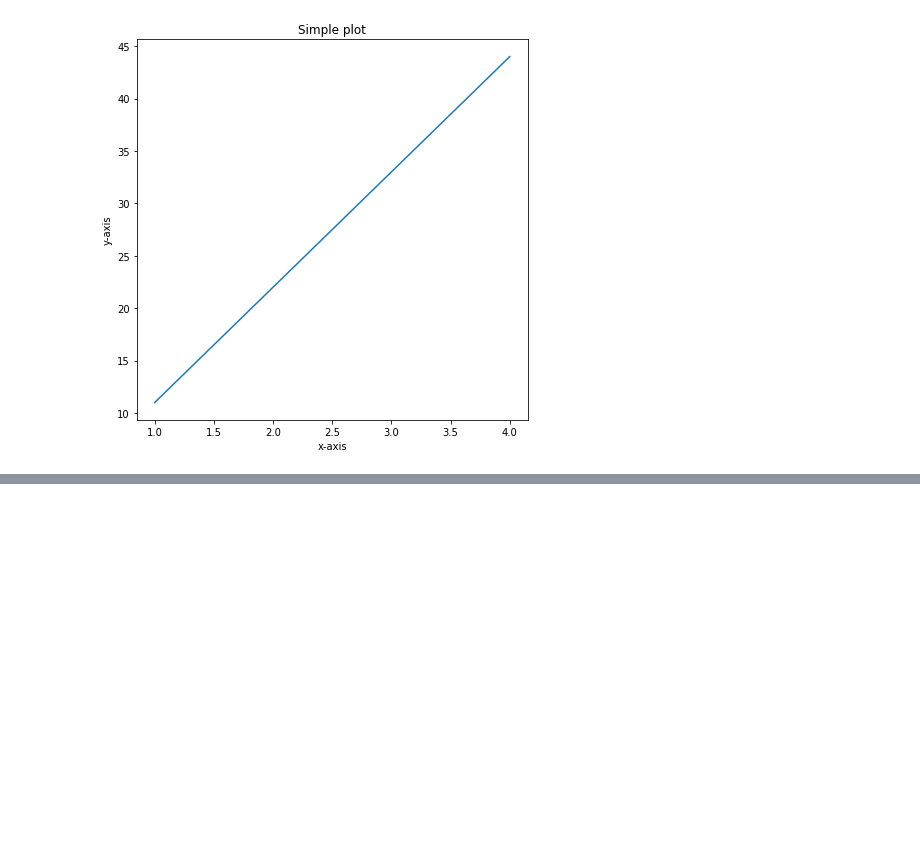
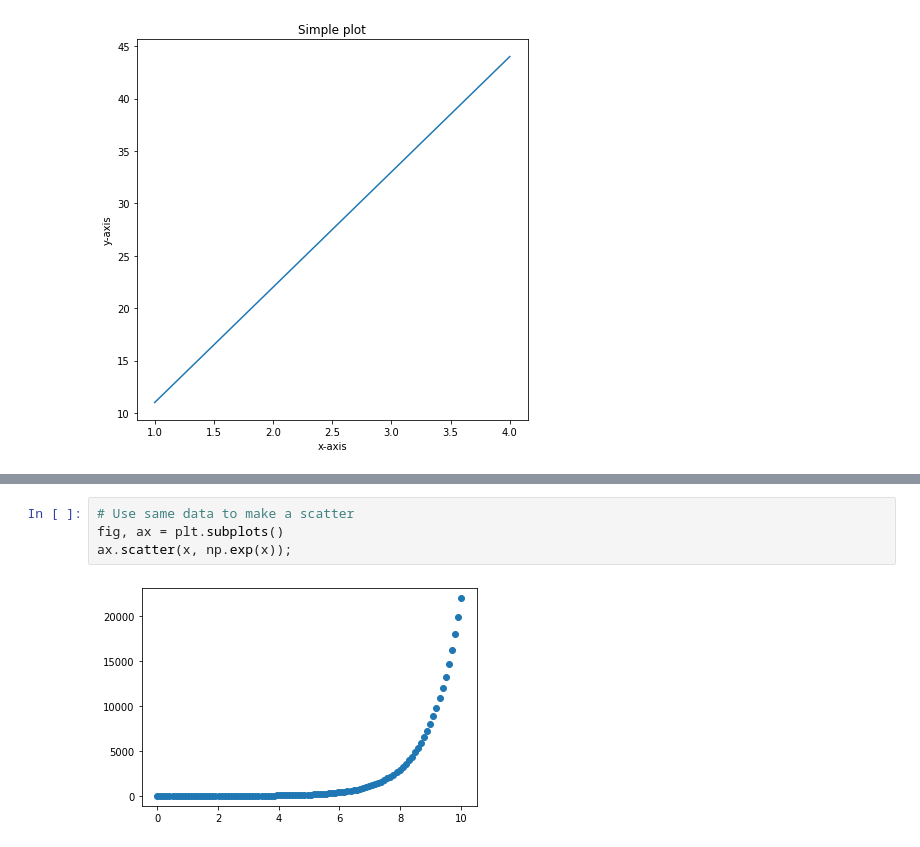
Before and after one commit to codehunter-23/data_science_courses, a Jupyter notebook: udemy-courses/section-8.ipynb, the cells around one changed output, grey strips where cells are left out. Cells and saved outputs as stored; diff of their text form; blank space fills up the shorter version.

```diff
--- a/udemy-courses/section-8.ipynb
+++ b/udemy-courses/section-8.ipynb
@@ -56,0 +79,6 @@ fig.savefig('images/sample-plot.png')
+# %%
+# Use same data to make a scatter
+fig, ax = plt.subplots()
+ax.scatter(x, np.exp(x));
+# %% [output]
+[figure, added]
```
Also changed, not shown: parts of 55 cells of this notebook, 2 other files.
